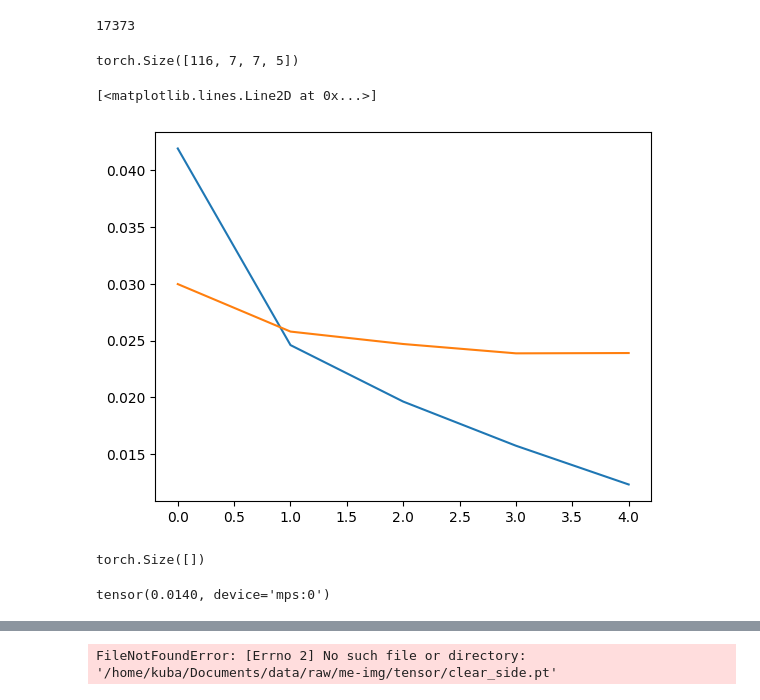
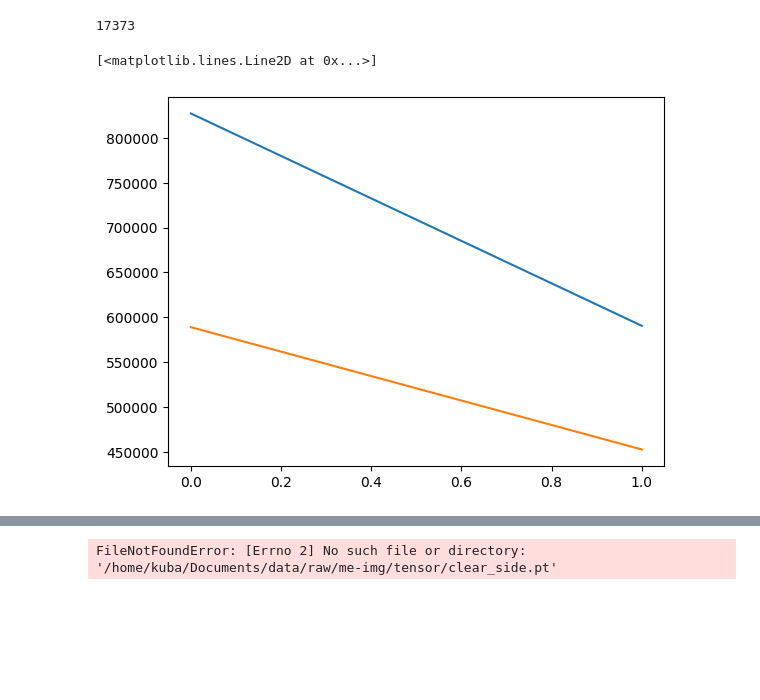
Before and after one commit to KubaJerz/swvl, a Jupyter notebook: week02/test_all_togethr.ipynb, the cells around one changed output, grey strips where cells are left out. Saved outputs shown, nothing was run; the diff lists cells and outputs as text; code cells hidden in the pictures; blank space fills up the shorter version.

```diff
--- a/week02/test_all_togethr.ipynb
+++ b/week02/test_all_togethr.ipynb
@@ -28,7 +28,7 @@ for file in sorted(os.listdir(PATH)):
 
 combined = ConcatDataset(all_train_datasets)
 # %%
-optimizer = torch.optim.Adam(model.regression_head.parameters(), lr=0.00001)
+optimizer = torch.optim.AdamW(model.regression_head.parameters(), lr=0.001, weight_decay=0.0005)
 criterion = Yolo_Loss()
 # %%
 len(combined)
@@ -43,8 +43,8 @@ train_dataset = Subset(combined, train_indices)
 dev_dataset = Subset(combined, dev_indices)
 
 # Create DataLoaders
-train_loader = DataLoader(train_dataset, batch_size=32)
-dev_loader = DataLoader(dev_dataset, batch_size=128)
+train_loader = DataLoader(train_dataset, batch_size=64)
+dev_loader = DataLoader(dev_dataset, batch_size=64)
 # %%
 lossi = []
 dev_lossi = []
@@ -73,21 +73,9 @@ for epoch in tqdm(range(5)):
             dev_loss_total += dev_loss.item()
 
     dev_lossi.append(dev_loss_total/ len(dev_loader))
-# %%
-y_dev.shape
-# %% [output]
-torch.Size([116, 7, 7, 5])
 # %%
-plt.plot(lossi)
-plt.plot(dev_lossi)
+plt.plot(lossi[3:])
+plt.plot(dev_lossi[3:])
 # %% [output]
 [<matplotlib.lines.Line2D at 0x...>]
-[figure, old version]
+[figure, new version]
-# %%
-dev_logits[0][..., 0].shape
-# %% [output]
-torch.Size([])
-# %%
-dev_logits[0][..., 5]
-# %% [output]
-tensor(0.0140, device='mps:0')
```
Also changed, not shown: parts of 16 cells of this notebook, 1 other file.
